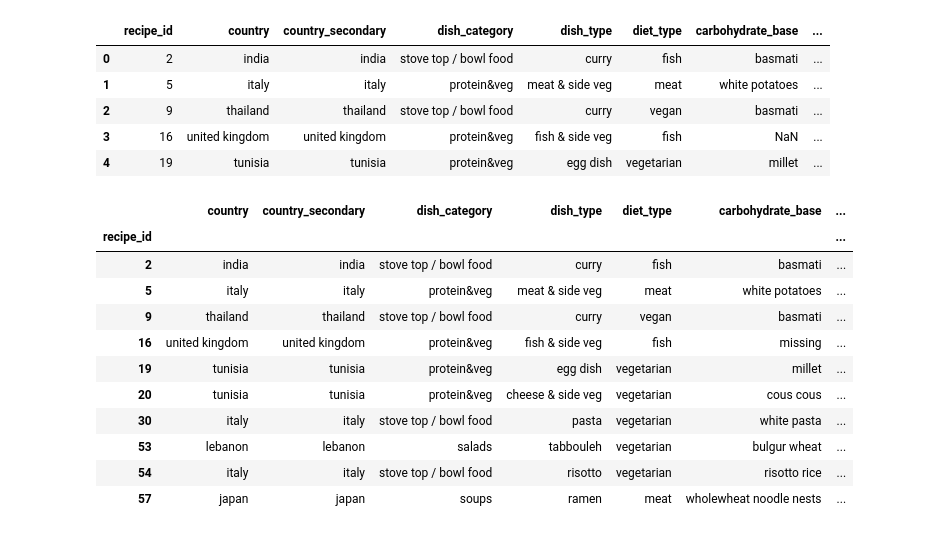
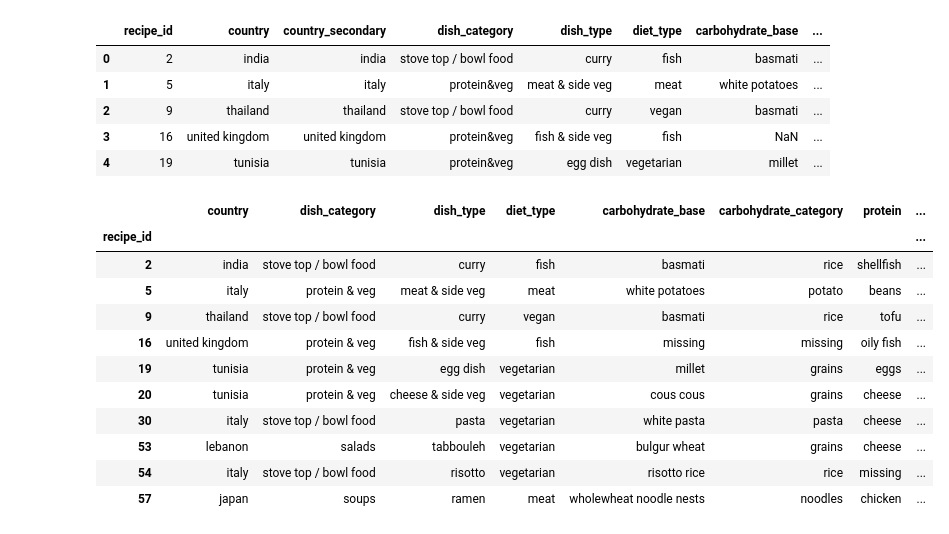
Before and after one commit to alexlgeorgiou/similarity_matrix, a Jupyter notebook: recipe_similarities/data/clean_data/recipe_CB1.ipynb, the cells around one changed output. Drawn from its saved outputs; the diff is of its cells as text; code cells hidden in the pictures.

```diff
--- a/recipe_similarities/data/clean_data/recipe_CB1.ipynb
+++ b/recipe_similarities/data/clean_data/recipe_CB1.ipynb
@@ -21,20 +21,21 @@ base = df.copy()
 # %%
 base.index = base.recipe_id
 del base['recipe_id']
-
+del base['country_secondary']
 # treat mising content as information
+base['dish_category'].replace(to_replace={'protein&veg':'protein & veg'}, inplace=True)
 base.fillna('missing', inplace=True)
 base.head(10)
 # %% [output]
-|  | country | country_secondary | dish_category | dish_type | diet_type | carbohydrate_base | ... |
-| recipe_id |  |  |  |  |  |  | ... |
-| 2 | india | india | stove top / bowl food | curry | fish | basmati | ... |
-| 5 | italy | italy | protein&veg | meat & side veg | meat | white potatoes | ... |
-| 9 | thailand | thailand | stove top / bowl food | curry | vegan | basmati | ... |
-| 16 | united kingdom | united kingdom | protein&veg | fish & side veg | fish | missing | ... |
-| 19 | tunisia | tunisia | protein&veg | egg dish | vegetarian | millet | ... |
-| 20 | tunisia | tunisia | protein&veg | cheese & side veg | vegetarian | cous cous | ... |
-| 30 | italy | italy | stove top / bowl food | pasta | vegetarian | white pasta | ... |
-| 53 | lebanon | lebanon | salads | tabbouleh | vegetarian | bulgur wheat | ... |
-| 54 | italy | italy | stove top / bowl food | risotto | vegetarian | risotto rice | ... |
-| 57 | japan | japan | soups | ramen | meat | wholewheat noodle nests | ... |
+|  | country | dish_category | dish_type | diet_type | carbohydrate_base | carbohydrate_category | protein | ... |
+| recipe_id |  |  |  |  |  |  |  | ... |
+| 2 | india | stove top / bowl food | curry | fish | basmati | rice | shellfish | ... |
+| 5 | italy | protein & veg | meat & side veg | meat | white potatoes | potato | beans | ... |
+| 9 | thailand | stove top / bowl food | curry | vegan | basmati | rice | tofu | ... |
+| 16 | united kingdom | protein & veg | fish & side veg | fish | missing | missing | oily fish | ... |
+| 19 | tunisia | protein & veg | egg dish | vegetarian | millet | grains | eggs | ... |
+| 20 | tunisia | protein & veg | cheese & side veg | vegetarian | cous cous | grains | cheese | ... |
+| 30 | italy | stove top / bowl food | pasta | vegetarian | white pasta | pasta | cheese | ... |
+| 53 | lebanon | salads | tabbouleh | vegetarian | bulgur wheat | grains | cheese | ... |
+| 54 | italy | stove top / bowl food | risotto | vegetarian | risotto rice | rice | missing | ... |
+| 57 | japan | soups | ramen | meat | wholewheat noodle nests | noodles | chicken | ... |
```
Also changed, not shown: parts of 23 cells of this notebook, 5 other files.
